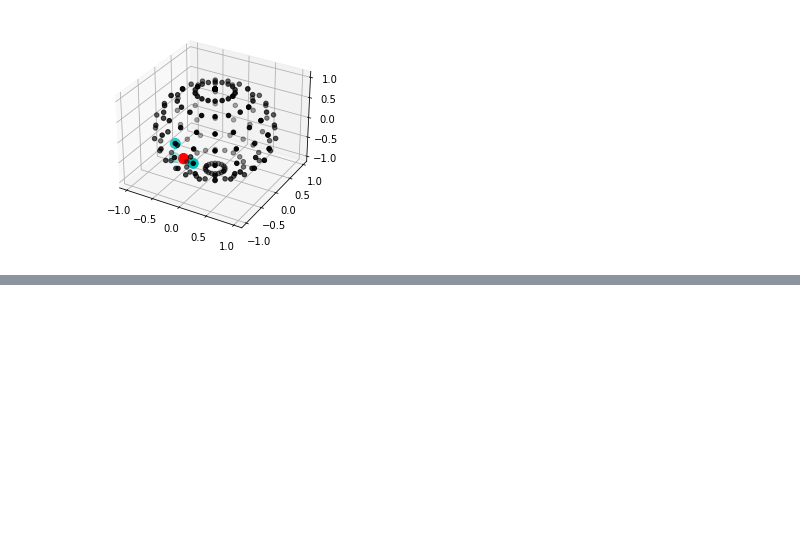
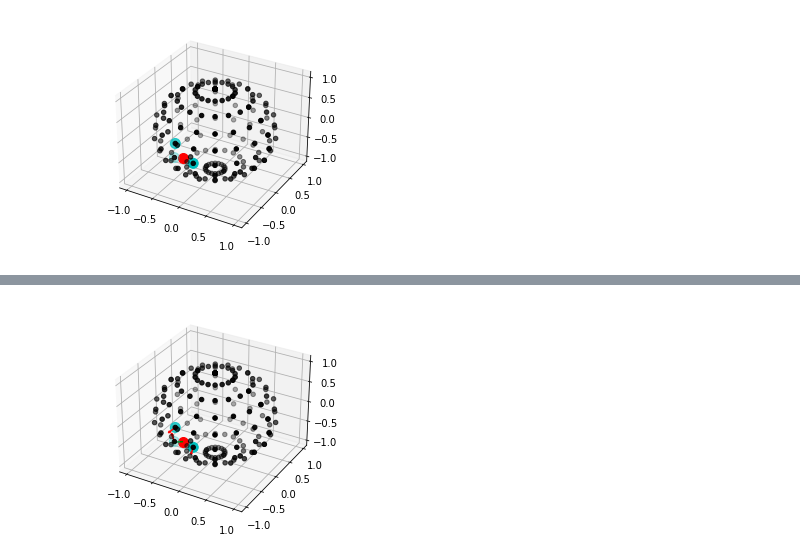
Before and after one commit to rytse/camoc-multiagent, a Jupyter notebook: graphgen.ipynb, the cells around one changed output, grey strips where cells are left out. Cells and saved outputs as stored; diff of their text form; code cells hidden in the pictures; blank space fills up the shorter version.

Commit message:
Interpolate and project action from nearest samples

```diff
--- a/graphgen.ipynb
+++ b/graphgen.ipynb
@@ -9,6 +9,24 @@ R = 1
 # Simulating the manifold
 We sample points and tangent vectors from the sphere.
 # %%
+# Function whose level set yields the manifold
+def g_constr(p):
+    '''
+    g(x, y, z) = x^2 + y^2 + z^2 - 1
+    or alternatively,
+    g(X) = <X, X> - 1
+    '''
+    return np.inner(p, p) - 1
+
+# Gradient of g
+def g_grad_constr(p):
+    '''
+    g'(x, y, z) = [2x, 2y, 2z]^T
+    or alternatively,
+    g'(X) = 2X
+    '''
+    return 2 * p
+
 # Parameters for S^2
 theta = np.linspace(0, 2*np.pi, N_THETA)
 phi = np.linspace(0, np.pi, N_PHI)
@@ -24,6 +42,7 @@ pointcloud = np.rollaxis(np.array([xx, yy, zz]), 1)
 uu = yy
 vv = xx
 ww = -2 * xx * yy / zz
+vecfield = np.rollaxis(np.array([uu, vv, ww]), 1)
 
 # Plot manifold and corresponding vector field
 ax = plt.figure().add_subplot(projection='3d')
@@ -75,0 +102,17 @@ plt.show()
+# %%
+# Interpolate
+idxs = np.array([i, j, k])
+vhat = np.average(vecfield[idxs], axis=0)
+
+ax = plt.figure().add_subplot(projection='3d')
+ax.scatter(xx, yy, zz, c='k')
+ax.scatter(np.array([xx[i], xx[j], xx[k]]),
+           np.array([yy[i], yy[j], yy[k]]),
+           np.array([zz[i], zz[j], zz[k]]),
+           c='c', s=100)
+ax.scatter(xr, yr, zr, c='r', s=100)
+ax.quiver(xx[idxs], yy[idxs], zz[idxs], uu[idxs], vv[idxs], ww[idxs], length=0.2, normalize=True, color='r')
+ax.quiver(xr, yr, zr, vhat[0], vhat[1], vhat[2], length=0.2, normalize=True, color='g')
+plt.show()
+# %% [output]
+[figure, added]
```
Also changed, not shown: parts of 4 cells of this notebook.
